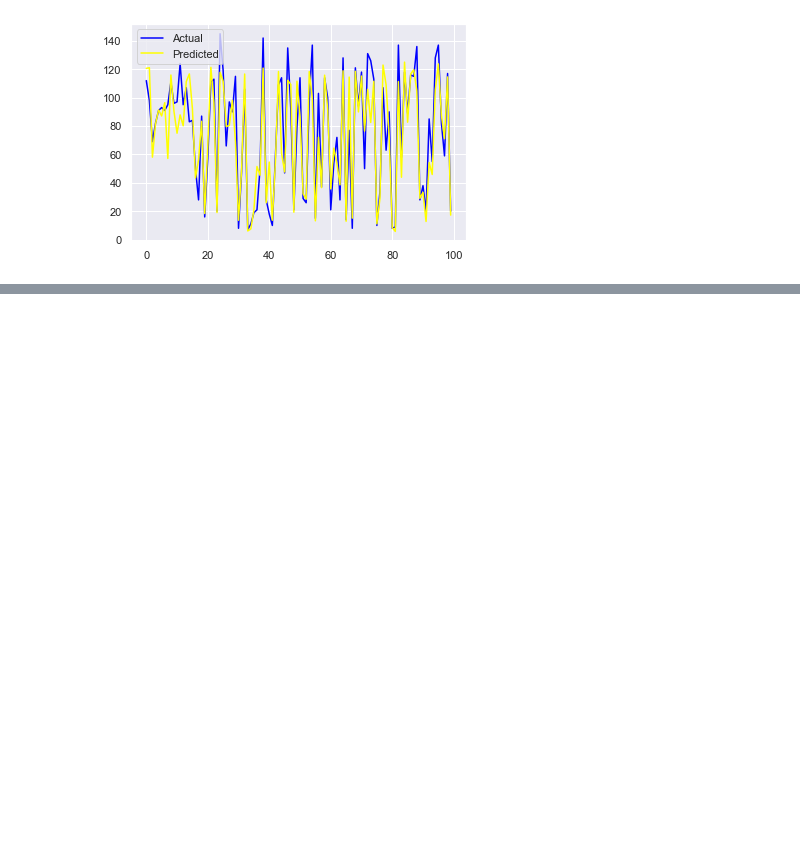
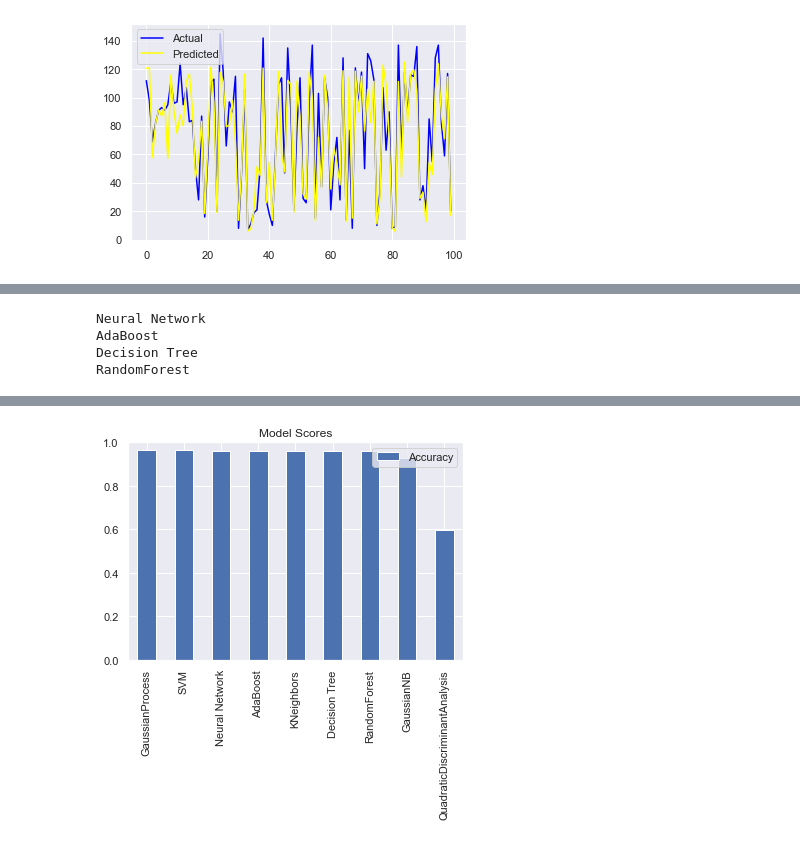
Before and after one commit to mbarekeya/Engines-Data, a Jupyter notebook: (PolynomialFeatures + SelectFromModel feature) selection.ipynb, the cells around one changed output, grey strips where cells are left out. Cells and saved outputs as stored; diff of their text form; code cells hidden in the pictures; blank space fills up the shorter version.

```diff
--- a/(PolynomialFeatures + SelectFromModel feature) selection.ipynb
+++ b/(PolynomialFeatures + SelectFromModel feature) selection.ipynb
@@ -242,0 +382,17 @@ plt.show()
+# %%
+def get_RUL(engine_data):
+
+    # The binary_class will be 0 if RUL > 30. The binary_class will be 1 if RUL <= 30
+    engine_data["binary_class"] = engine_data["RUL"].map(lambda x: 1 if x <= 30 else 0)
+
+    # The multi_class will be 0 if RUL > 30. The multi_class will be 1 if  15 < RUL <= 30.
+    # The multi_class will be 2 if RUL <= 15
+    engine_data["multi_class"] = engine_data["RUL"].map(lambda x: 2 if x <= 15 else 1 if x<= 30 else 0)
+    return engine_data
+
+train_labels = get_RUL(train.copy(deep=True))
+RUL_train = train_labels["RUL"]
+binary_class_train = train_labels["binary_class"]
+multi_class_train = train_labels["multi_class"]
+
+train_labels
@@ -242,0 +458,57 @@ plt.show()
+# %%
+def analyse_binary_classification_models(train, labels):
+    results = {}
+
+    def test_model(clf):
+        cv = KFold(n_splits=2, shuffle=True, random_state=20)
+        accuracy = make_scorer(accuracy_score)
+        accuracy_val_score = cross_val_score(clf, train, labels, cv=cv, scoring=accuracy)
+        scores = [accuracy_val_score.mean()]
+        return scores
+
+    clf = KNeighborsClassifier(3)
+    print("KNeighbors")
+    results["KNeighbors"] = test_model(clf)
+
+    clf = SVC()
+    print("SVC")
+    results["SVM"] = test_model(clf)
+
+    clf = GaussianProcessClassifier()
+    print("GaussianProcess")
+    results["GaussianProcess"] = test_model(clf)
+
+    clf = GaussianNB()
+    print("GaussianNB")
+    results["GaussianNB"] = test_model(clf)
+
+    clf = QuadraticDiscriminantAnalysis()
+    print("QuadraticDiscriminantAnalysis")
+    results["QuadraticDiscriminantAnalysis"] = test_model(clf)
+
+    clf = MLPClassifier(alpha=1)
+    print("Neural Network")
+    results["Neural Network"] = test_model(clf)
+
+    clf = AdaBoostClassifier()
+    print("AdaBoost")
+    results["AdaBoost"] = test_model(clf)
+
+    clf = DecisionTreeClassifier(max_depth=5)
+    print("Decision Tree")
+    results["Decision Tree"] = test_model(clf)
+
+    clf = RandomForestClassifier(max_depth=5, n_estimators=10, max_features=1)
+    print("RandomForest")
+    results["RandomForest"] = test_model(clf)
+
+    results = pd.DataFrame.from_dict(results, orient='index')
+    results.columns = ["Accuracy"]
+    results = results.sort_values(by=["Accuracy"], ascending=False)
+    results.plot(kind="bar", title="Model Scores")
+    axes = plt.gca()
+    axes.set_ylim([0, 1])
+    return results
+
+analyse_binary_classification_models(X_train_transformed[:, select_features.get_support()], binary_class_train)
+# %% [output]
@@ -242,0 +520,4 @@ plt.show()
+Neural Network
+AdaBoost
+Decision Tree
+RandomForest
@@ -242,0 +534 @@ plt.show()
+[figure, added]
```
Also changed, not shown: parts of 14 cells of this notebook.
